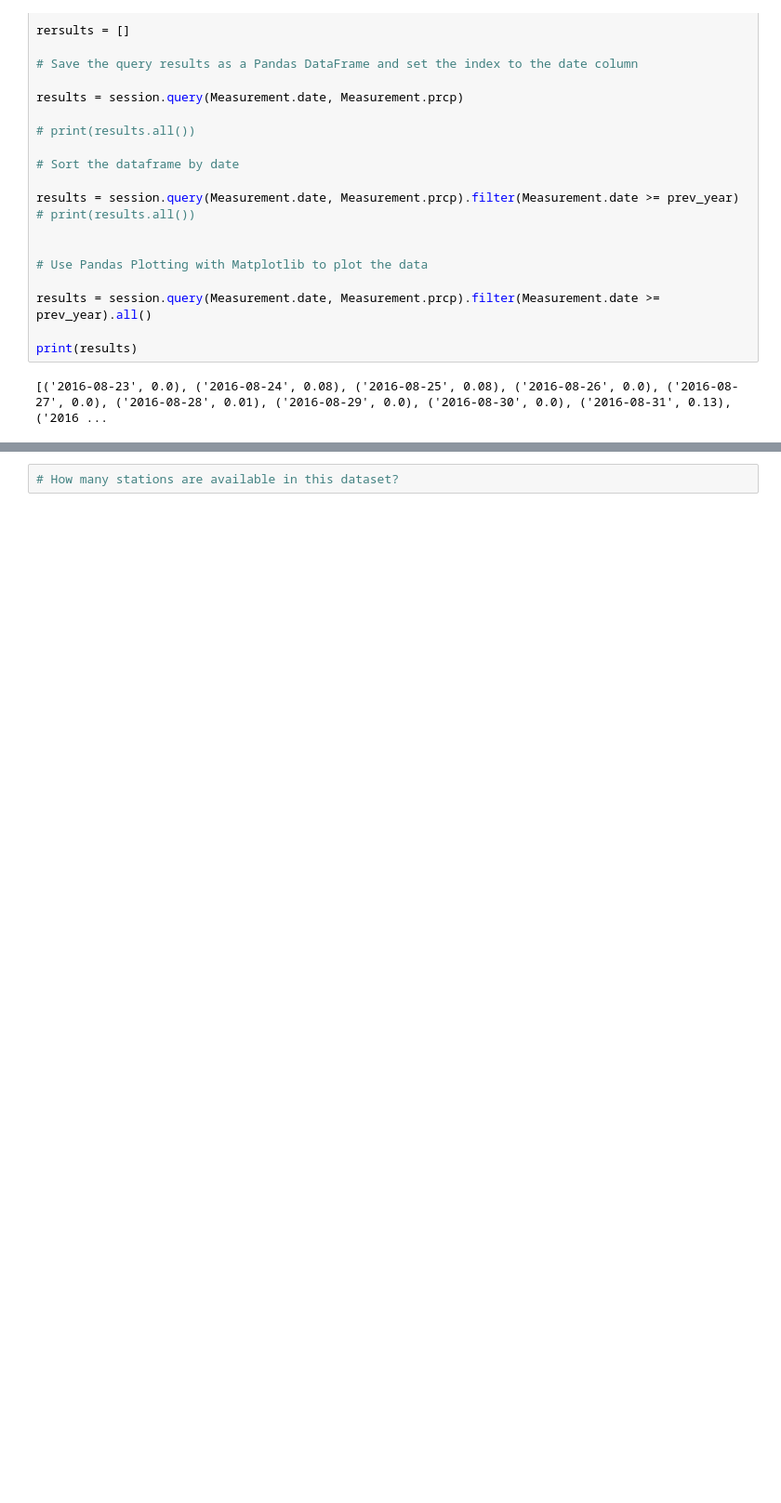
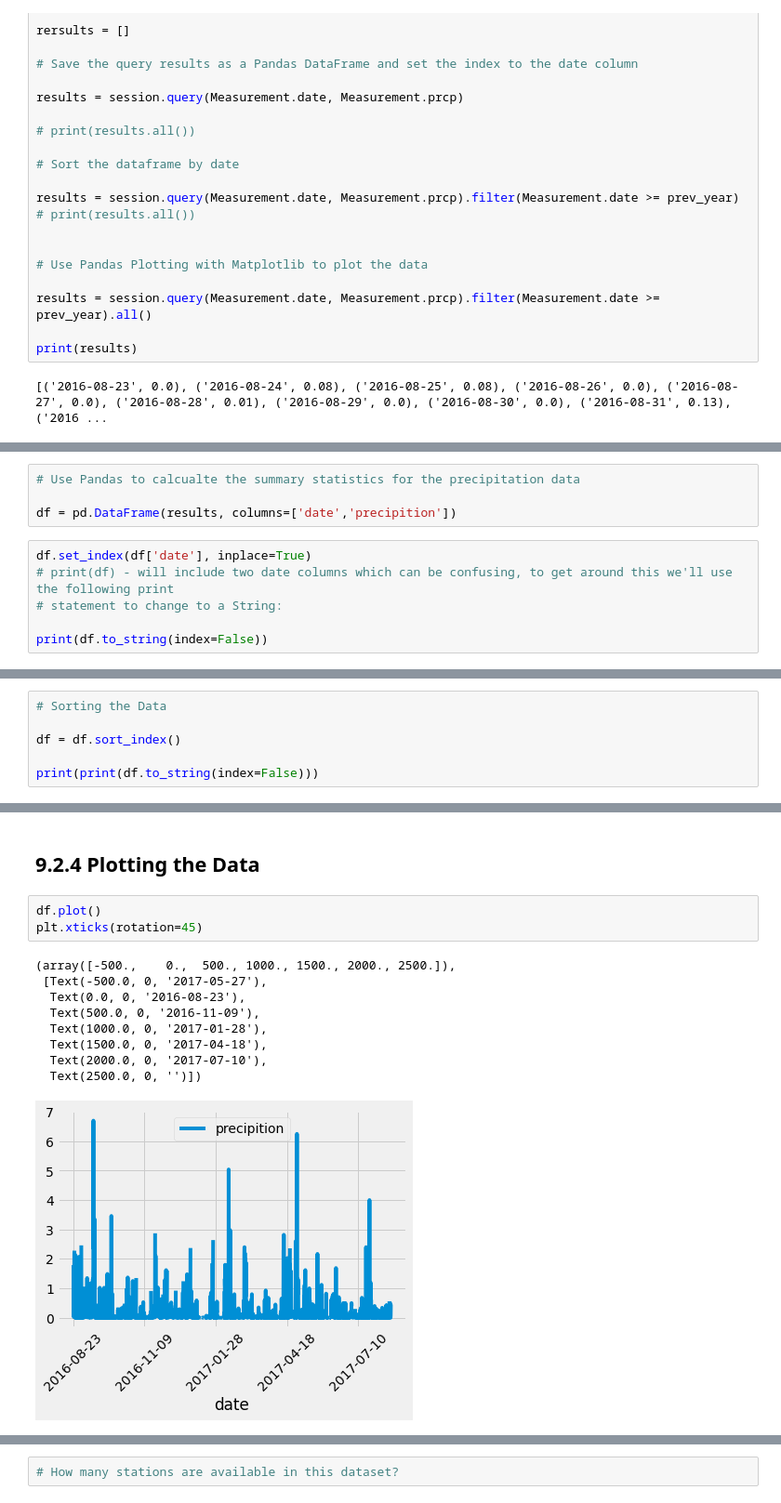
Before and after one commit to jbailey2705/surfs_up, a Jupyter notebook: climate_analysis.ipynb, the cells around one changed output, grey strips where cells are left out. Shown: that part at 93% size. Drawn from its saved outputs; the diff is of its cells as text; blank space fills up the shorter version.

```diff
--- a/climate_analysis.ipynb
+++ b/climate_analysis.ipynb
@@ -79,0 +89,10 @@ print(results)
+# %%
+# Use Pandas to calcualte the summary statistics for the precipitation data
+
+df = pd.DataFrame(results, columns=['date','precipition'])
+# %%
+df.set_index(df['date'], inplace=True)
+# print(df) - will include two date columns which can be confusing, to get around this we'll use the following print
+# statement to change to a String:
+
+print(df.to_string(index=False))
@@ -79,0 +119,6 @@ print(results)
+# %%
+# Sorting the Data
+
+df = df.sort_index()
+
+print(print(df.to_string(index=False)))
@@ -79,0 +143,15 @@ print(results)
+# %% [markdown]
+## 9.2.4 Plotting the Data
+# %%
+df.plot()
+plt.xticks(rotation=45)
+# %% [output]
+(array([-500.,    0.,  500., 1000., 1500., 2000., 2500.]),
+ [Text(-500.0, 0, '2017-05-27'),
+  Text(0.0, 0, '2016-08-23'),
+  Text(500.0, 0, '2016-11-09'),
+  Text(1000.0, 0, '2017-01-28'),
+  Text(1500.0, 0, '2017-04-18'),
+  Text(2000.0, 0, '2017-07-10'),
+  Text(2500.0, 0, '')])
+[figure, added]
```
Also changed, not shown: parts of 13 cells of this notebook.
